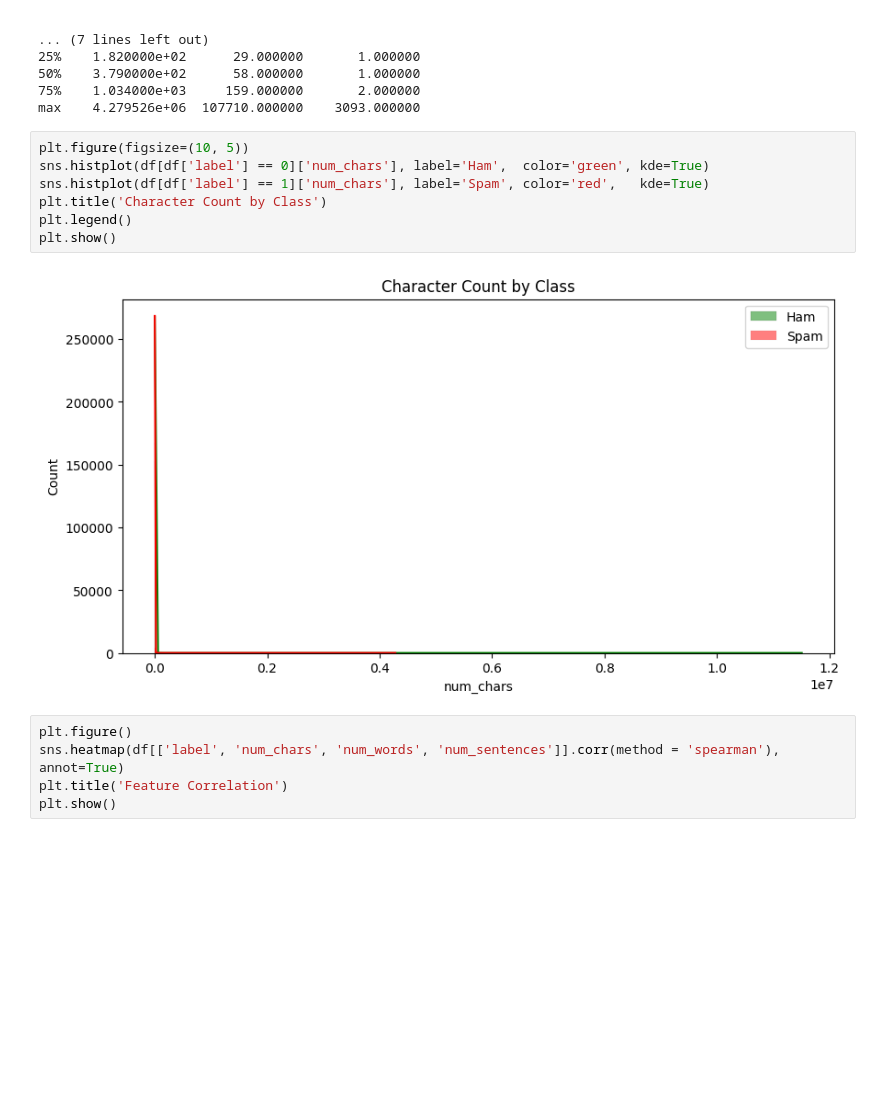
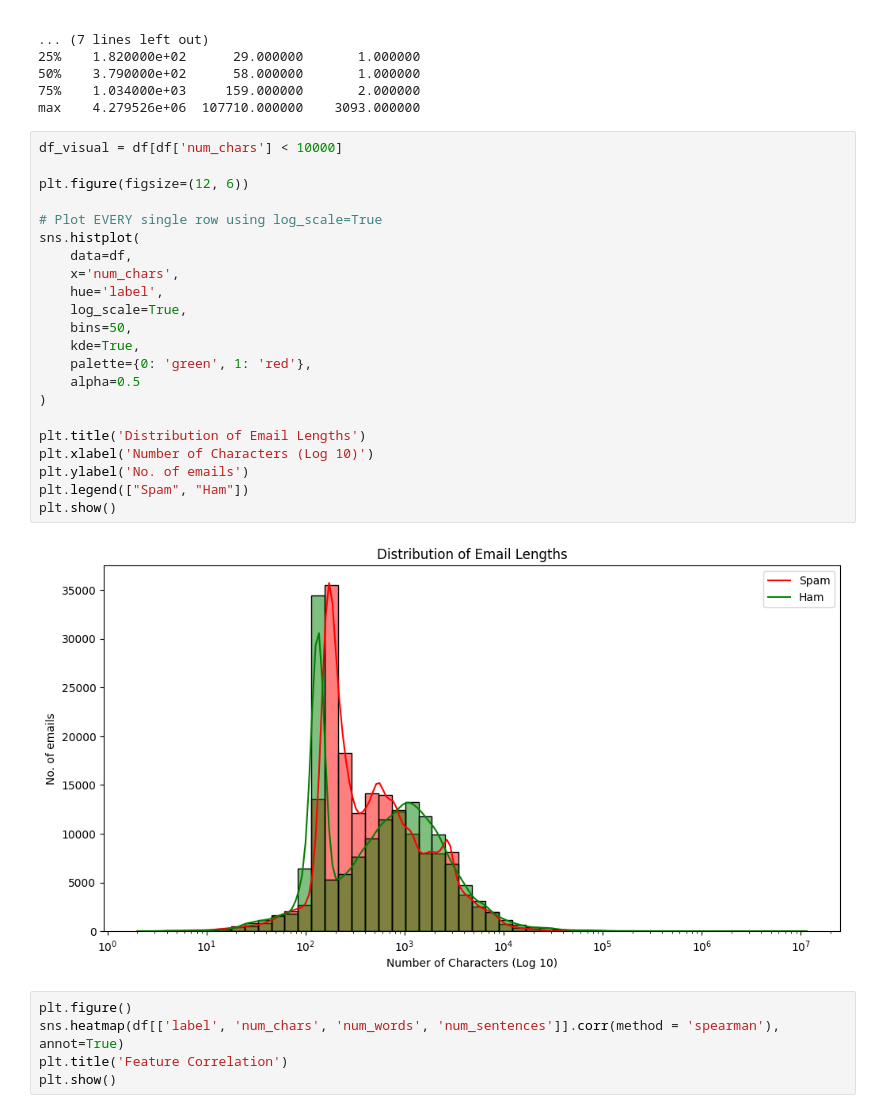
Before and after one commit to shrijitMittra08/spam_guard, a Jupyter notebook: notebooks/exploratory_data_analysis.ipynb, the cells around one changed output. Drawn from its saved outputs; the diff is of its cells as text; blank space fills up the shorter version.

```diff
--- a/notebooks/exploratory_data_analysis.ipynb
+++ b/notebooks/exploratory_data_analysis.ipynb
@@ -67,14 +67,29 @@ max    1.151031e+07  1.585483e+06    2827.000000
 75%    1.034000e+03     159.000000       2.000000
 max    4.279526e+06  107710.000000    3093.000000
 # %%
-plt.figure(figsize=(10, 5))
-sns.histplot(df[df['label'] == 0]['num_chars'], label='Ham',  color='green', kde=True)
-sns.histplot(df[df['label'] == 1]['num_chars'], label='Spam', color='red',   kde=True)
-plt.title('Character Count by Class')
-plt.legend()
+df_visual = df[df['num_chars'] < 10000]
+
+plt.figure(figsize=(12, 6))
+
+# Plot EVERY single row using log_scale=True
+sns.histplot(
+    data=df,
+    x='num_chars',
+    hue='label',
+    log_scale=True,
+    bins=50,
+    kde=True,
+    palette={0: 'green', 1: 'red'},
+    alpha=0.5
+)
+
+plt.title('Distribution of Email Lengths')
+plt.xlabel('Number of Characters (Log 10)')
+plt.ylabel('No. of emails')
+plt.legend(["Spam", "Ham"])
 plt.show()
 # %% [output]
-[figure, old version]
+[figure, new version]
 # %%
 plt.figure()
 sns.heatmap(df[['label', 'num_chars', 'num_words', 'num_sentences']].corr(method = 'spearman'), annot=True)
```
